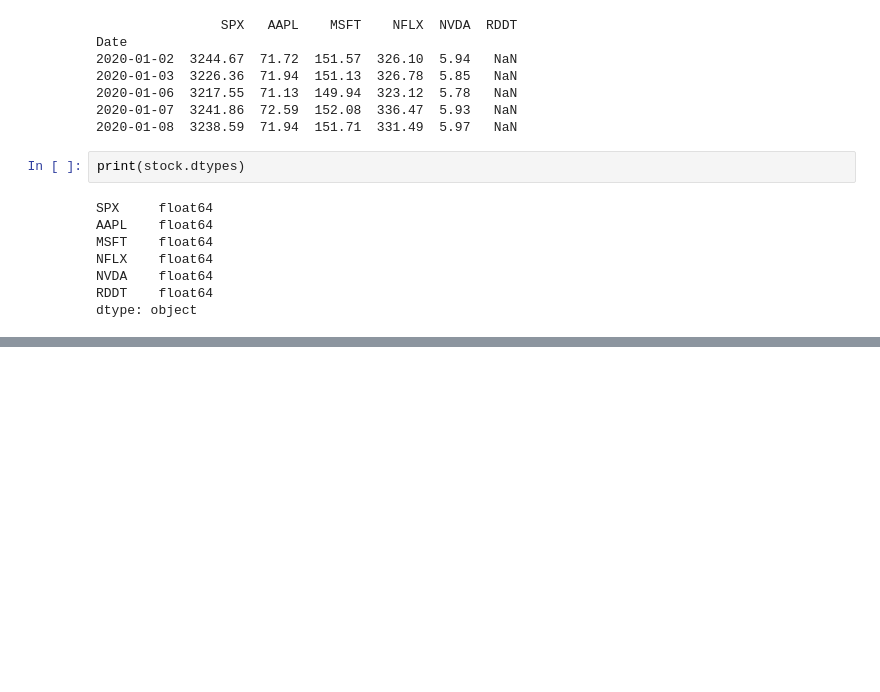
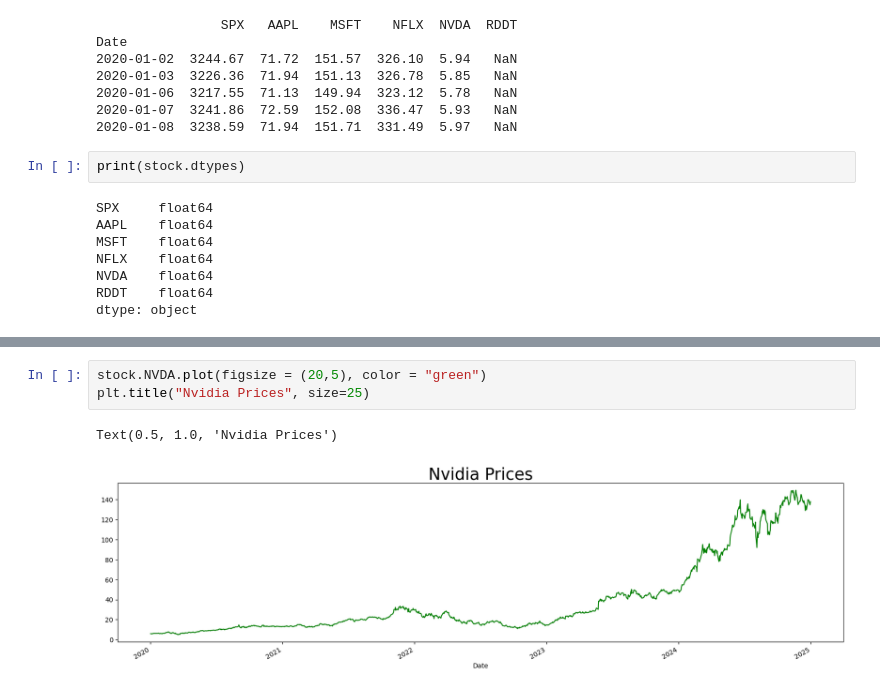
Before and after one commit to hivan04/spx_price_forecast, a Jupyter notebook: model.ipynb, the cells around one changed output, grey strips where cells are left out. Drawn from its saved outputs; the diff is of its cells as text; blank space fills up the shorter version.

```diff
--- a/model.ipynb
+++ b/model.ipynb
@@ -95,0 +109,6 @@ dtype: object
+# %%
+stock.NVDA.plot(figsize = (20,5), color = "green")
+plt.title("Nvidia Prices", size=25)
+# %% [output]
+Text(0.5, 1.0, 'Nvidia Prices')
+[figure, added]
```
Also changed, not shown: parts of 9 cells of this notebook.
